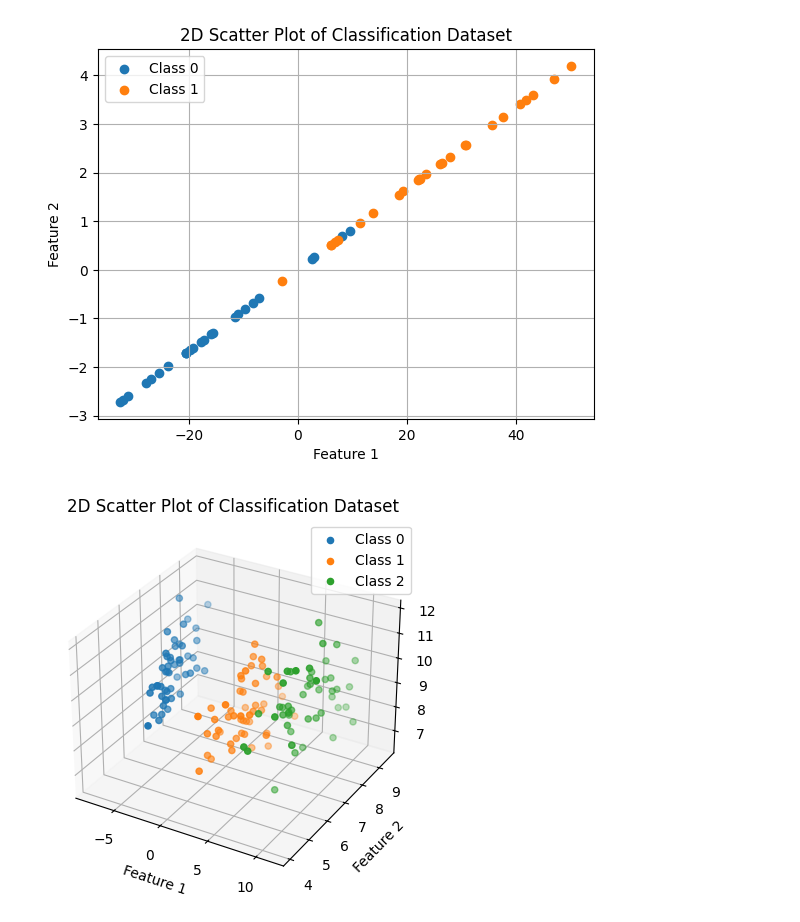
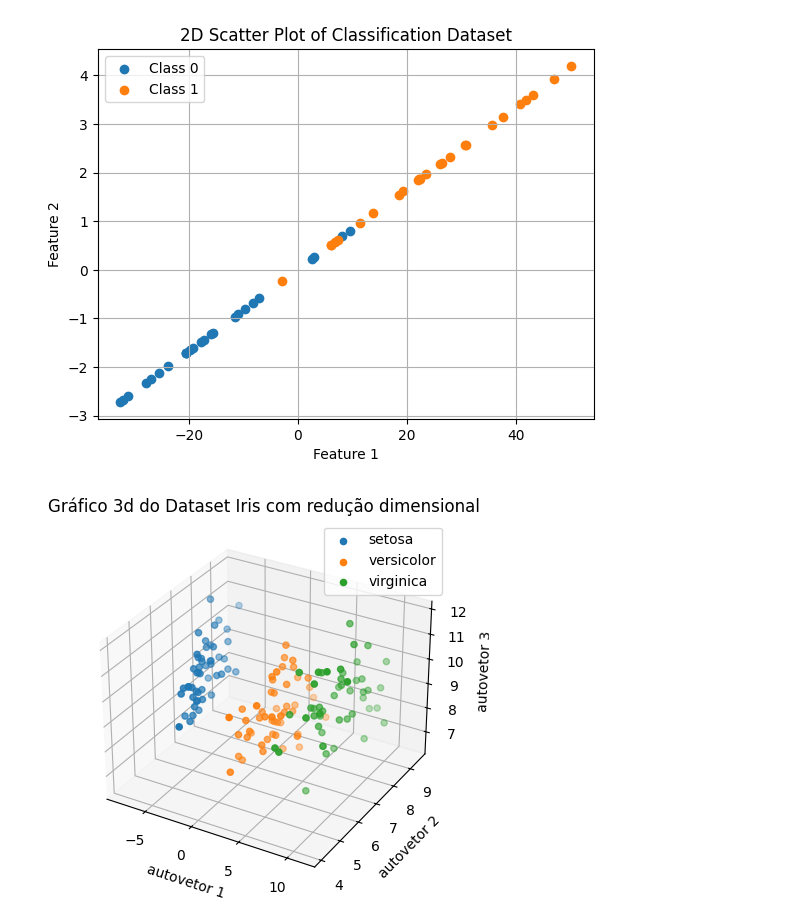
Before and after one commit to FelipeCarneiroMachado/Linear-Discriminant-Analysis, a Jupyter notebook: graficos.ipynb, the cells around one changed output. Cells and saved outputs as stored; diff of their text form; code cells hidden in the pictures.

```diff
--- a/graficos.ipynb
+++ b/graficos.ipynb
@@ -115,25 +116,27 @@ def LDA(x, y,s):
   projection = np.transpose(W.T @ x.T)
   return projection
 # %%
-x, y = load_iris(return_X_y=True)
+iris = load_iris()
+x = iris.data
+y = iris.target
 projection = LDA(x,y,3)
 fig = plt.figure()
 ax = fig.add_subplot(projection='3d')
 
 
 for class_label in np.unique(y):
     # Select points for each class
     class_points = projection[y == class_label]
-    ax.scatter(class_points[:, 0], class_points[:, 1],class_points[:, 2], label=f"Class {class_label}")
+    ax.scatter(class_points[:, 0], class_points[:, 1],class_points[:, 2], label= iris.target_names[class_label])
 
 # Adding labels and legend
-ax.set_xlabel('Feature 1')
-ax.set_ylabel('Feature 2')
-ax.set_zlabel('Feature 3')
+ax.set_xlabel('autovetor 1')
+ax.set_ylabel('autovetor 2')
+ax.set_zlabel('autovetor 3')
 
-plt.title("2D Scatter Plot of Classification Dataset")
+plt.title("Gráfico 3d do Dataset Iris com redução dimensional(LDA)")
 plt.legend()
 plt.grid(True)
 plt.show()
 # %% [output]
-[figure, old version]
+[figure, new version]
```
Also changed, not shown: parts of 3 cells of this notebook.
